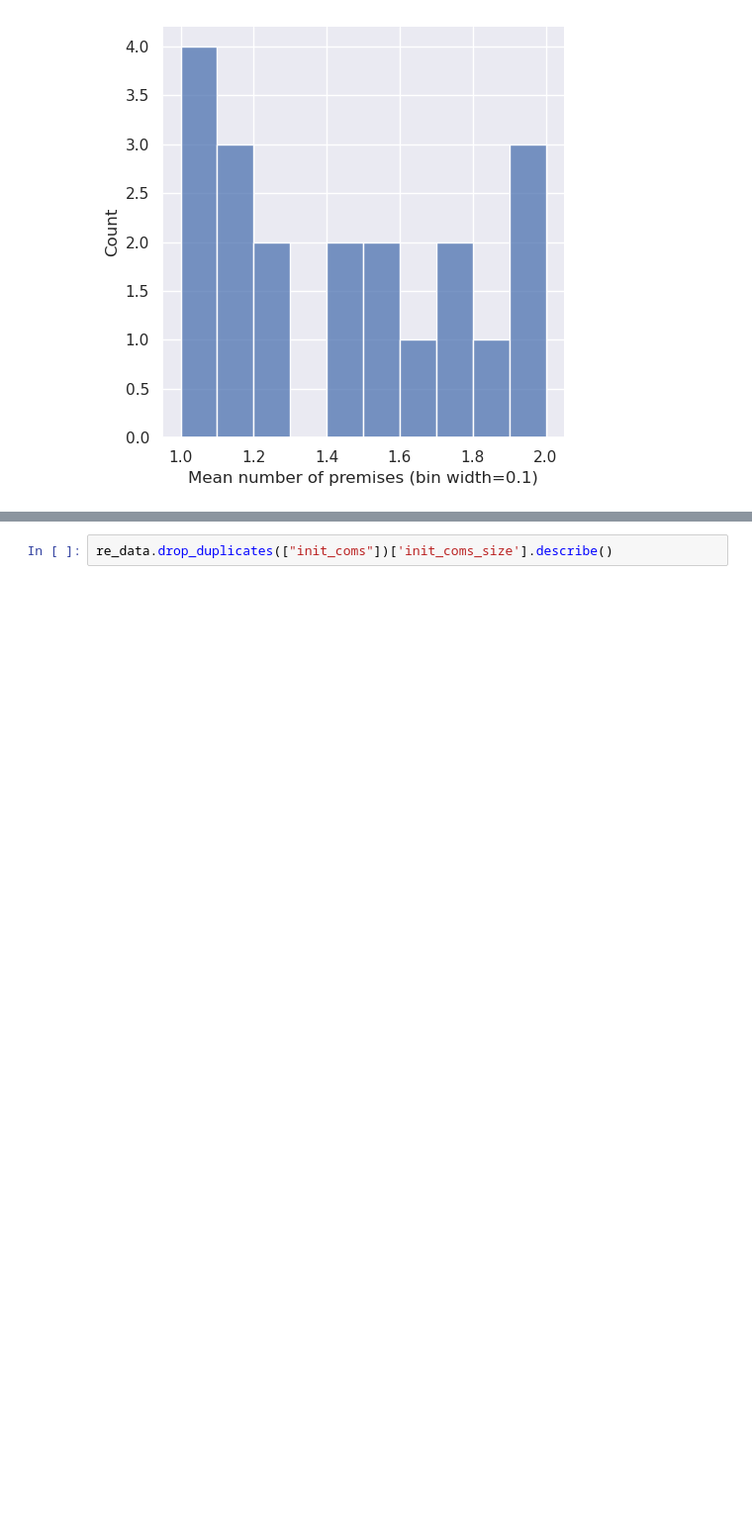
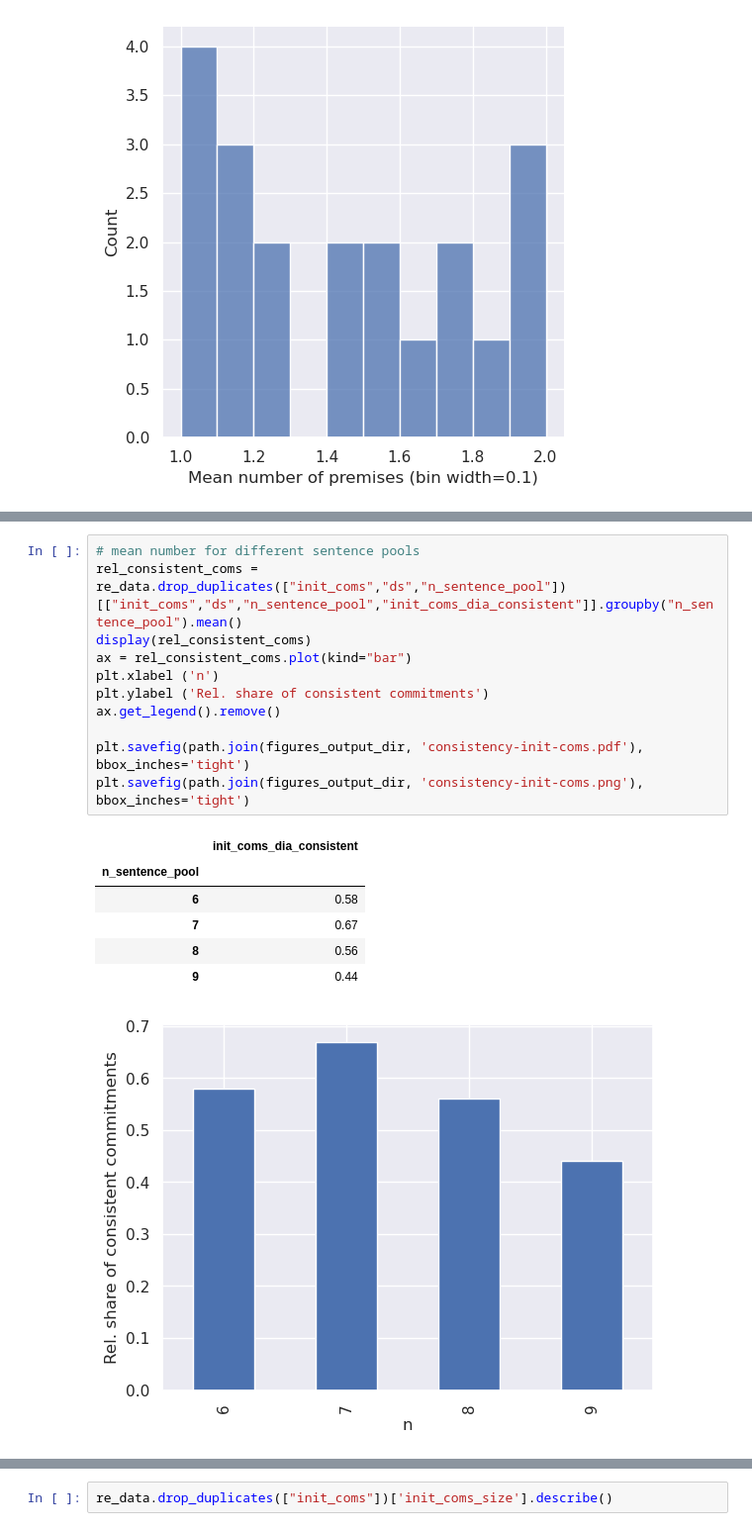
Before and after one commit to re-models/re-technical-report, a Jupyter notebook: notebooks/chapter_general-props.ipynb, the cells around one changed output, grey strips where cells are left out. Shown at 99% size. Drawn from its saved outputs; the diff is of its cells as text; blank space fills up the shorter version.

```diff
--- a/notebooks/chapter_general-props.ipynb
+++ b/notebooks/chapter_general-props.ipynb
@@ -142 +164,20 @@ Name: ds, dtype: float64
+# %%
+# mean number for different sentence pools
+rel_consistent_coms = re_data.drop_duplicates(["init_coms","ds","n_sentence_pool"])[["init_coms","ds","n_sentence_pool","init_coms_dia_consistent"]].groupby("n_sentence_pool").mean()
+display(rel_consistent_coms)
+ax = rel_consistent_coms.plot(kind="bar")
+plt.xlabel ('n')
+plt.ylabel ('Rel. share of consistent commitments')
+ax.get_legend().remove()
+
+plt.savefig(path.join(figures_output_dir, 'consistency-init-coms.pdf'), bbox_inches='tight')
+plt.savefig(path.join(figures_output_dir, 'consistency-init-coms.png'), bbox_inches='tight')
+# %% [output]
+|  | init_coms_dia_consistent |
+| n_sentence_pool |  |
+| 6 | 0.58 |
+| 7 | 0.67 |
+| 8 | 0.56 |
+| 9 | 0.44 |
+[figure, added]
 # %% [markdown]
```
Also changed, not shown: parts of 42 cells of this notebook.
